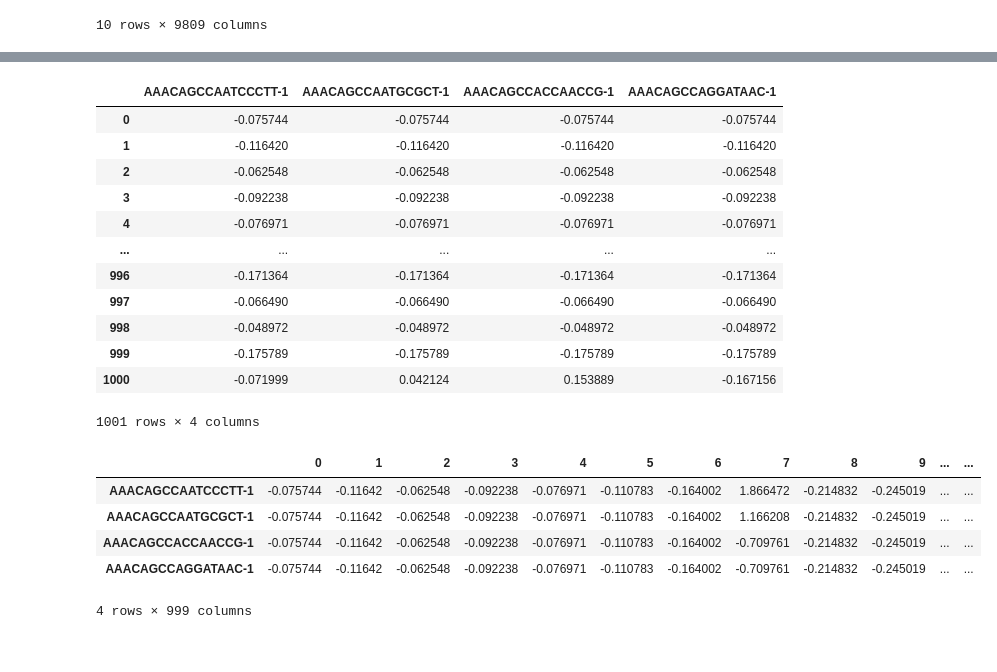
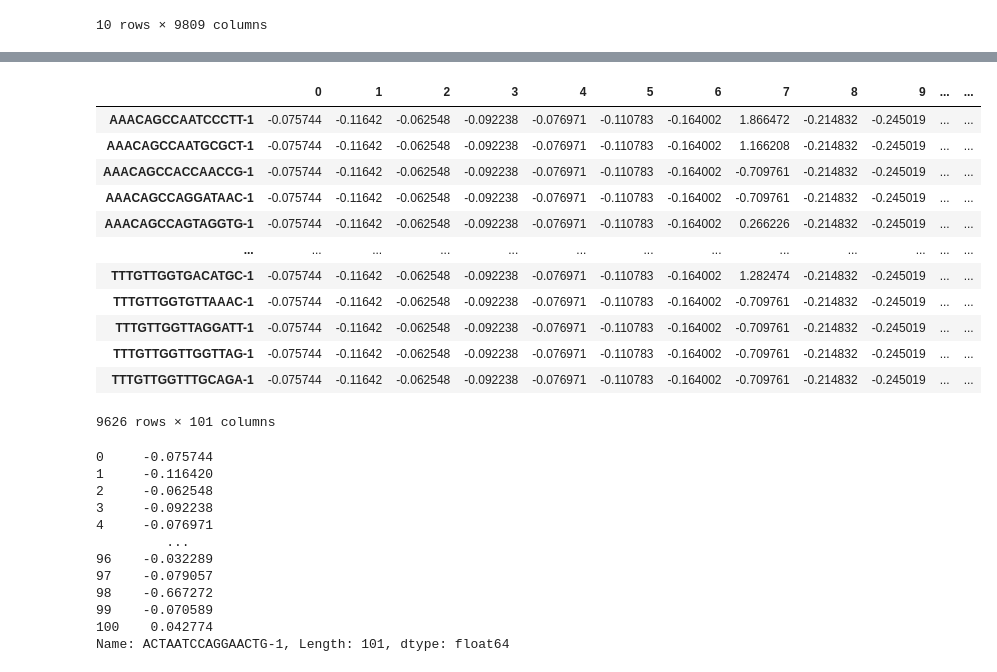
Before and after one commit to the-rich-piana/BioInfo-Notes, a Jupyter notebook: predict_cell_type.ipynb, the cells around one changed output, grey strips where cells are left out. Saved outputs shown, nothing was run; the diff lists cells and outputs as text; code cells hidden in the pictures.

Commit message:
Fix transpose

```diff
--- a/predict_cell_type.ipynb
+++ b/predict_cell_type.ipynb
@@ -109,5 +145,9 @@ atac.head(10)
 # %%
 #Select a subsample of cells/barcodes to set as X (the predictor)
-atac2 = atac
-features = ['AAACAGCCAATCCCTT-1','AAACAGCCAATGCGCT-1', 'AAACAGCCACCAACCG-1', 'AAACAGCCAGGATAAC-1']
-atac3 = atac2[features]
+features = 100
+atac2 = atac.transpose()
+atac3 = atac2.iloc[:, 0:features].transpose()
+#features = [0,100]
+#atac2.transpose()[100]
+#['AAACAGCCAATCCCTT-1','AAACAGCCAATGCGCT-1', 'AAACAGCCACCAACCG-1', 'AAACAGCCAGGATAAC-1']
+atac3
@@ -114,6 +168,7 @@ atac3 = atac2[features]
 # %%
 sing
-sing2 =sing.set_index('cell_ids')
-sing3 = sing2.loc[features]
+sing2 = sing.set_index('cell_ids')
+sing3 = sing2.iloc[:, 0:features].transpose()
+#sing3 = sing2.loc[100]
 sing3
 # %% [output]
@@ -126,48 +178,56 @@ sing3
 # %%
 
 atac4 = atac3
 #Rename columns to cell_ids
 atac4 = atac4.rename_axis('cells_ids',axis='columns')
 
 #Remove Bcell_Score label
 sing4 = sing3.rename(columns={'Bcell_score':''})
 
 #Append sing scores to last row
-atac5 = atac4.append(sing4.transpose())
+
+atac5 = atac4.append(sing4)
+
 #Remove Bcell_score indexing
-atac6 = atac5.reset_index()
+atac6 =atac5.dropna(axis=1).reset_index()
 atac_df = atac6.iloc[:, 1:]
-atac_df
+atac_df.transpose()
 # %% [output]
-|  | AAACAGCCAATCCCTT-1 | AAACAGCCAATGCGCT-1 | AAACAGCCACCAACCG-1 | AAACAGCCAGGATAAC-1 |
-| 0 | -0.075744 | -0.075744 | -0.075744 | -0.075744 |
-| 1 | -0.116420 | -0.116420 | -0.116420 | -0.116420 |
-| 2 | -0.062548 | -0.062548 | -0.062548 | -0.062548 |
-| 3 | -0.092238 | -0.092238 | -0.092238 | -0.092238 |
-| 4 | -0.076971 | -0.076971 | -0.076971 | -0.076971 |
-| ... | ... | ... | ... | ... |
-| 996 | -0.171364 | -0.171364 | -0.171364 | -0.171364 |
-| 997 | -0.066490 | -0.066490 | -0.066490 | -0.066490 |
-| 998 | -0.048972 | -0.048972 | -0.048972 | -0.048972 |
-| 999 | -0.175789 | -0.175789 | -0.175789 | -0.175789 |
-| 1000 | -0.071999 | 0.042124 | 0.153889 | -0.167156 |
+|  | 0 | 1 | 2 | 3 | 4 | 5 | 6 | 7 | 8 | 9 | ... | ... |
+| AAACAGCCAATCCCTT-1 | -0.075744 | -0.11642 | -0.062548 | -0.092238 | -0.076971 | -0.110783 | -0.164002 | 1.866472 | -0.214832 | -0.245019 | ... | ... |
+| AAACAGCCAATGCGCT-1 | -0.075744 | -0.11642 | -0.062548 | -0.092238 | -0.076971 | -0.110783 | -0.164002 | 1.166208 | -0.214832 | -0.245019 | ... | ... |
+| AAACAGCCACCAACCG-1 | -0.075744 | -0.11642 | -0.062548 | -0.092238 | -0.076971 | -0.110783 | -0.164002 | -0.709761 | -0.214832 | -0.245019 | ... | ... |
+| AAACAGCCAGGATAAC-1 | -0.075744 | -0.11642 | -0.062548 | -0.092238 | -0.076971 | -0.110783 | -0.164002 | -0.709761 | -0.214832 | -0.245019 | ... | ... |
+| AAACAGCCAGTAGGTG-1 | -0.075744 | -0.11642 | -0.062548 | -0.092238 | -0.076971 | -0.110783 | -0.164002 | 0.266226 | -0.214832 | -0.245019 | ... | ... |
+| ... | ... | ... | ... | ... | ... | ... | ... | ... | ... | ... | ... | ... |
+| TTTGTTGGTGACATGC-1 | -0.075744 | -0.11642 | -0.062548 | -0.092238 | -0.076971 | -0.110783 | -0.164002 | 1.282474 | -0.214832 | -0.245019 | ... | ... |
+| TTTGTTGGTGTTAAAC-1 | -0.075744 | -0.11642 | -0.062548 | -0.092238 | -0.076971 | -0.110783 | -0.164002 | -0.709761 | -0.214832 | -0.245019 | ... | ... |
+| TTTGTTGGTTAGGATT-1 | -0.075744 | -0.11642 | -0.062548 | -0.092238 | -0.076971 | -0.110783 | -0.164002 | -0.709761 | -0.214832 | -0.245019 | ... | ... |
+| TTTGTTGGTTGGTTAG-1 | -0.075744 | -0.11642 | -0.062548 | -0.092238 | -0.076971 | -0.110783 | -0.164002 | -0.709761 | -0.214832 | -0.245019 | ... | ... |
+| TTTGTTGGTTTGCAGA-1 | -0.075744 | -0.11642 | -0.062548 | -0.092238 | -0.076971 | -0.110783 | -0.164002 | -0.709761 | -0.214832 | -0.245019 | ... | ... |
-1001 rows × 4 columns
+9626 rows × 101 columns
 # %%
-atac_ml = atac_df.transpose()
+atac_ml = atac_df
 X = atac_ml.iloc[:, 0:999]
 X
 Y = atac_ml.iloc[:, 1000]
 Y
-atac_ml.head(5)
-X
+#atac_ml.head(5)
+#X
 #print(X.shape)
 #print(Y)
 # %% [output]
-|  | 0 | 1 | 2 | 3 | 4 | 5 | 6 | 7 | 8 | 9 | ... | ... |
-| AAACAGCCAATCCCTT-1 | -0.075744 | -0.11642 | -0.062548 | -0.092238 | -0.076971 | -0.110783 | -0.164002 | 1.866472 | -0.214832 | -0.245019 | ... | ... |
-| AAACAGCCAATGCGCT-1 | -0.075744 | -0.11642 | -0.062548 | -0.092238 | -0.076971 | -0.110783 | -0.164002 | 1.166208 | -0.214832 | -0.245019 | ... | ... |
-| AAACAGCCACCAACCG-1 | -0.075744 | -0.11642 | -0.062548 | -0.092238 | -0.076971 | -0.110783 | -0.164002 | -0.709761 | -0.214832 | -0.245019 | ... | ... |
-| AAACAGCCAGGATAAC-1 | -0.075744 | -0.11642 | -0.062548 | -0.092238 | -0.076971 | -0.110783 | -0.164002 | -0.709761 | -0.214832 | -0.245019 | ... | ... |
-4 rows × 999 columns
+0     -0.075744
+1     -0.116420
+2     -0.062548
+3     -0.092238
+4     -0.076971
+         ...
+96    -0.032289
+97    -0.079057
+98    -0.667272
+99    -0.070589
+100    0.042774
+Name: ACTAATCCAGGAACTG-1, Length: 101, dtype: float64
 # %%
 
```
Also changed, not shown: parts of 12 cells of this notebook.
